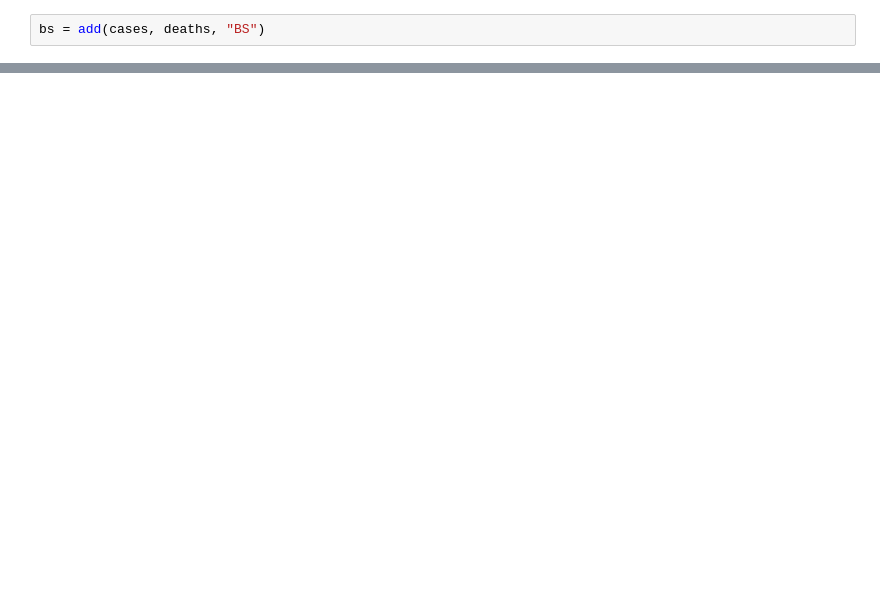
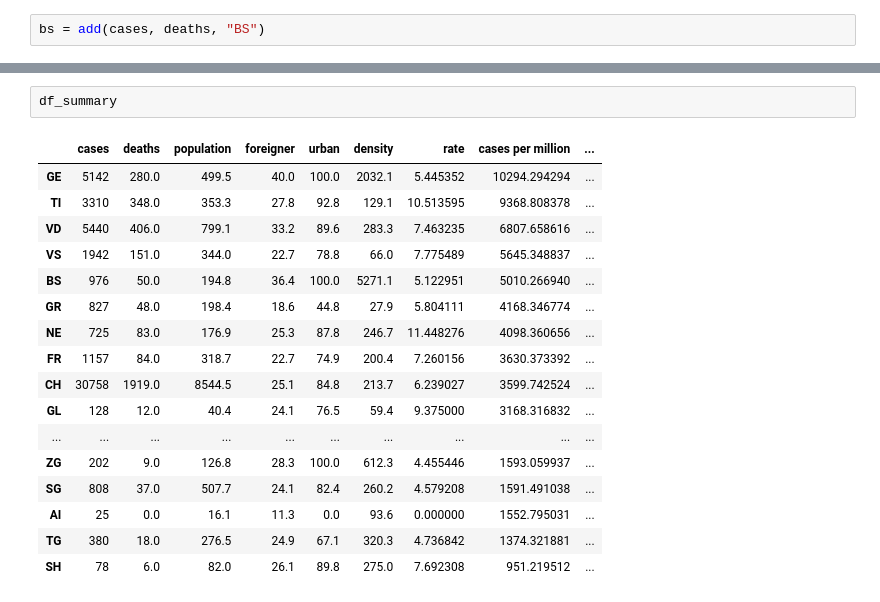
Before and after one commit to jpmieville/COVID-19_data_analyis, a Jupyter notebook: covid19_swiss.ipynb, the cells around one changed output, grey strips where cells are left out. Cells and saved outputs as stored; diff of their text form; blank space fills up the shorter version.

```diff
--- a/covid19_swiss.ipynb
+++ b/covid19_swiss.ipynb
@@ -485,0 +498,20 @@ plot_daily(bs)
+# %%
+df_summary
+# %% [output]
+|  | cases | deaths | population | foreigner | urban | density | rate | cases per million | ... |
+| GE | 5142 | 280.0 | 499.5 | 40.0 | 100.0 | 2032.1 | 5.445352 | 10294.294294 | ... |
+| TI | 3310 | 348.0 | 353.3 | 27.8 | 92.8 | 129.1 | 10.513595 | 9368.808378 | ... |
+| VD | 5440 | 406.0 | 799.1 | 33.2 | 89.6 | 283.3 | 7.463235 | 6807.658616 | ... |
+| VS | 1942 | 151.0 | 344.0 | 22.7 | 78.8 | 66.0 | 7.775489 | 5645.348837 | ... |
+| BS | 976 | 50.0 | 194.8 | 36.4 | 100.0 | 5271.1 | 5.122951 | 5010.266940 | ... |
+| GR | 827 | 48.0 | 198.4 | 18.6 | 44.8 | 27.9 | 5.804111 | 4168.346774 | ... |
+| NE | 725 | 83.0 | 176.9 | 25.3 | 87.8 | 246.7 | 11.448276 | 4098.360656 | ... |
+| FR | 1157 | 84.0 | 318.7 | 22.7 | 74.9 | 200.4 | 7.260156 | 3630.373392 | ... |
+| CH | 30758 | 1919.0 | 8544.5 | 25.1 | 84.8 | 213.7 | 6.239027 | 3599.742524 | ... |
+| GL | 128 | 12.0 | 40.4 | 24.1 | 76.5 | 59.4 | 9.375000 | 3168.316832 | ... |
+| ... | ... | ... | ... | ... | ... | ... | ... | ... | ... |
+| ZG | 202 | 9.0 | 126.8 | 28.3 | 100.0 | 612.3 | 4.455446 | 1593.059937 | ... |
+| SG | 808 | 37.0 | 507.7 | 24.1 | 82.4 | 260.2 | 4.579208 | 1591.491038 | ... |
+| AI | 25 | 0.0 | 16.1 | 11.3 | 0.0 | 93.6 | 0.000000 | 1552.795031 | ... |
+| TG | 380 | 18.0 | 276.5 | 24.9 | 67.1 | 320.3 | 4.736842 | 1374.321881 | ... |
+| SH | 78 | 6.0 | 82.0 | 26.1 | 89.8 | 275.0 | 7.692308 | 951.219512 | ... |
```
Also changed, not shown: parts of 38 cells of this notebook, 1 other file.
